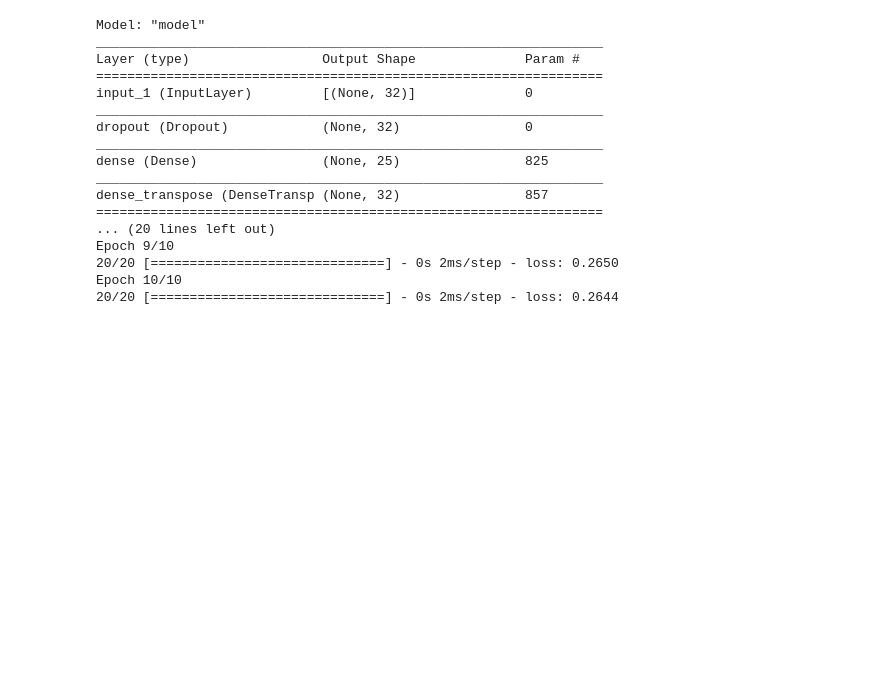
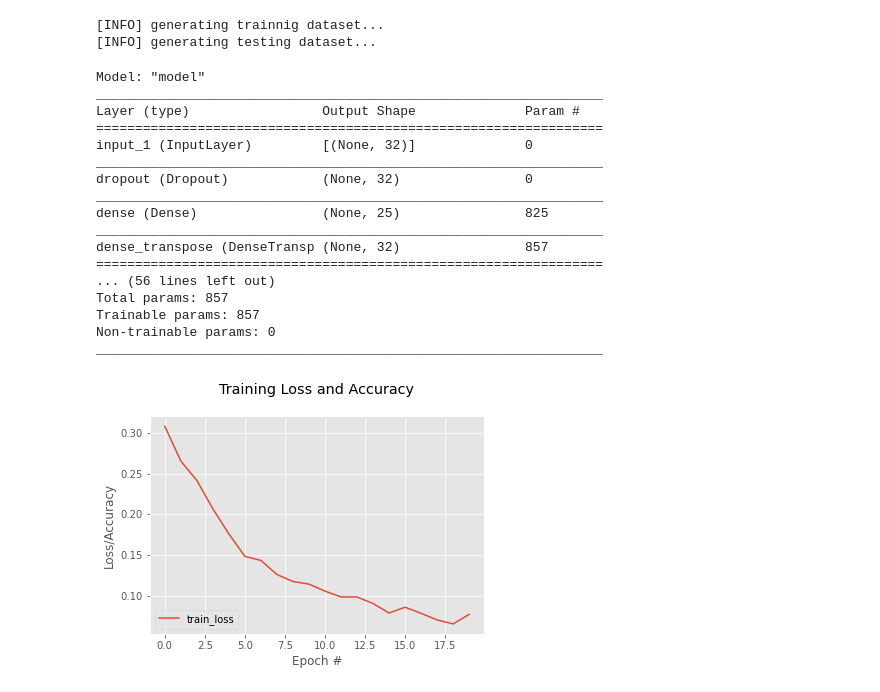
Before and after one commit to FilipKubackiSoton/DeepOptimization, a Jupyter notebook: progres2.ipynb, the cells around one changed output. Cells and saved outputs as stored; diff of their text form; code cells hidden in the pictures; blank space fills up the shorter version.

```diff
--- a/progres2.ipynb
+++ b/progres2.ipynb
@@ -62,12 +13,25 @@ class shallowNet:
+# %%
+epochs = 20
+batch_size = 5
+# generate the trainig set
+print("[INFO] generating trainnig dataset...")
+(trainX, trainY) = ut.generate_training_sat(32, 100)
+
+# generate the test set
+print("[INFO] generating testing dataset...")
+(testX, testY) = ut.generate_training_sat(32,50)
+# %% [output]
+[INFO] generating trainnig dataset...
+[INFO] generating testing dataset...
 # %%
 model = shallowNet.build()
 H = model.fit(
-    x=trainY, y=trainY,
-    epochs = 10,
-    batch_size = 5,
-    verbose = 1,
-    shuffle = True
+    trainY, trainY,
+    #validation_data = (testY, testY),
+    epochs = epochs,
+    batch_size = batch_size,
 )
+model.summary()
 # %% [output]
 Model: "model"
 _________________________________________________________________
@@ -81,8 +45,25 @@ dense (Dense)                (None, 25)                825
 _________________________________________________________________
 dense_transpose (DenseTransp (None, 32)                857
 =================================================================
-... (20 lines left out)
-Epoch 9/10
-20/20 [==============================] - 0s 2ms/step - loss: 0.2650
-Epoch 10/10
-20/20 [==============================] - 0s 2ms/step - loss: 0.2644
+... (56 lines left out)
+Total params: 857
+Trainable params: 857
+Non-trainable params: 0
+_________________________________________________________________
+# %%
+def plot_model_loss(model_fit, path):
+    # construct a plot that plots and saves the training history
+    plt.style.use("ggplot")
+    plt.figure()
+    plt.plot(np.arange(0, epochs), model_fit.history["loss"], label="train_loss")
+    #plt.plot(N, H.history["val_loss"], label="val_loss")
+    plt.title("Training Loss and Accuracy\n")
+    plt.xlabel("Epoch #")
+    plt.ylabel("Loss/Accuracy")
+    plt.legend(loc="lower left")
+    plt.savefig(path)
+    plt.show()
+# %%
+plot_model_loss(H, "loss_plot_model_1.png")
+# %% [output]
+[figure, added]
```
Also changed, not shown: parts of 18 cells of this notebook, 29 other files.
